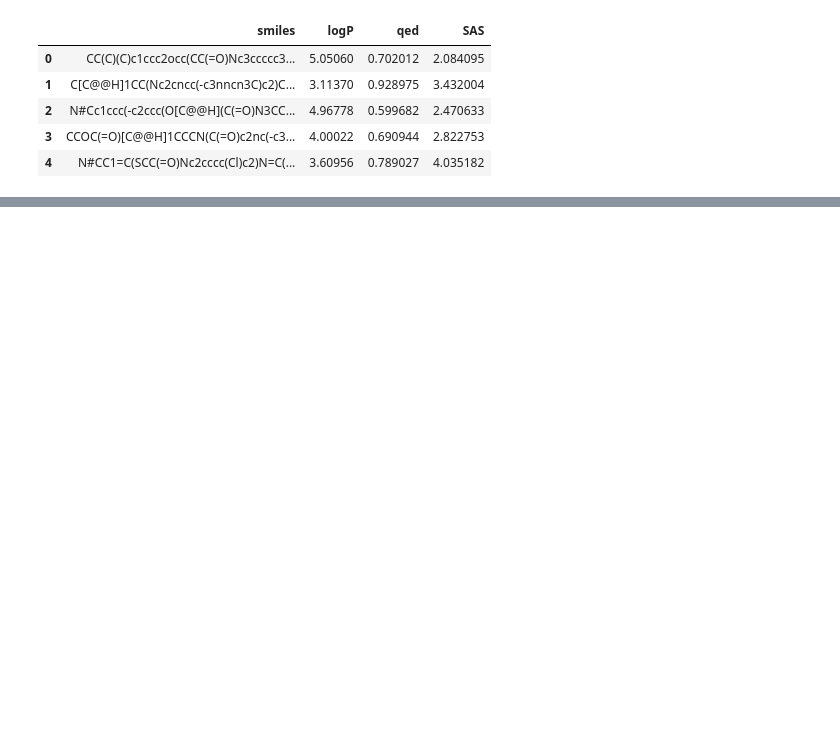
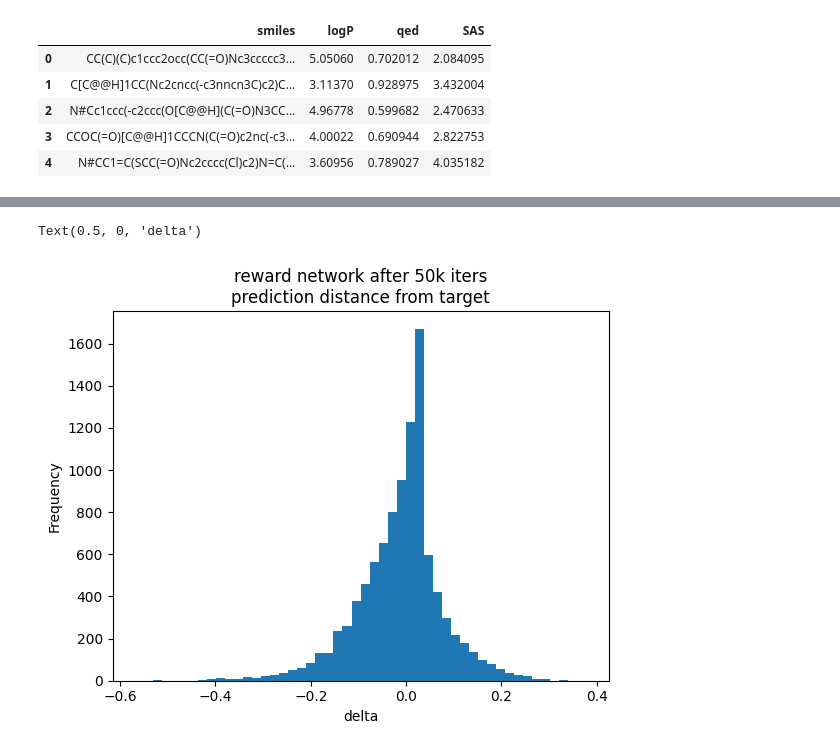
Before and after one commit to UmarZein/MolGAN_Impl, a Jupyter notebook: main.ipynb, the cells around one changed output, grey strips where cells are left out. Cells and saved outputs as stored; diff of their text form; code cells hidden in the pictures; blank space fills up the shorter version.

```diff
--- a/main.ipynb
+++ b/main.ipynb
@@ -148,0 +440,7 @@ rho_k(1,0.6,0.3)
+# %%
+(tmp[0]-tmp[1]).plot.hist(bins=50)
+plt.title("reward network after 50k iters\nprediction distance from target")
+plt.xlabel("delta")
+# %% [output]
+Text(0.5, 0, 'delta')
+[figure, added]
```
Also changed, not shown: parts of 39 cells of this notebook, 13 other files.
